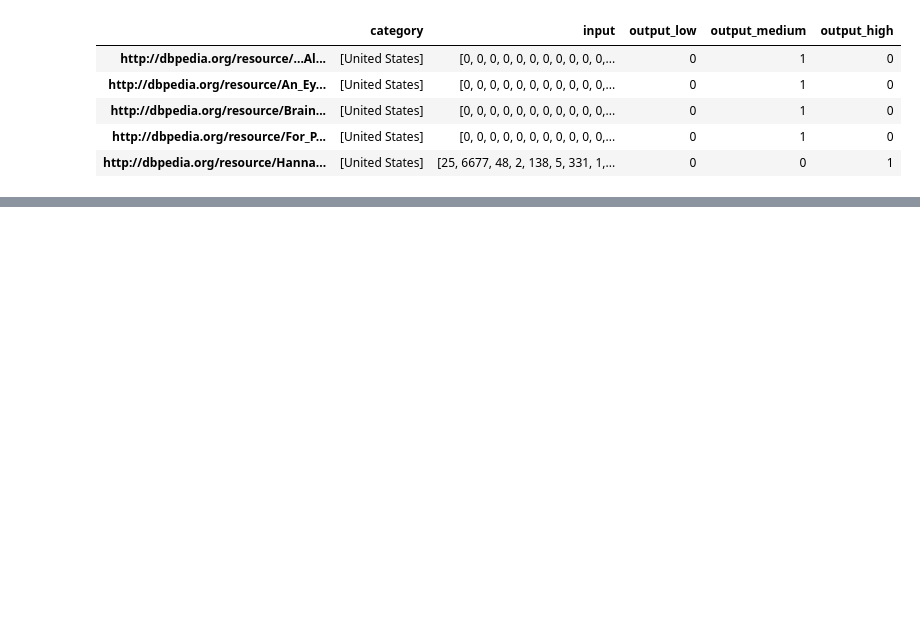
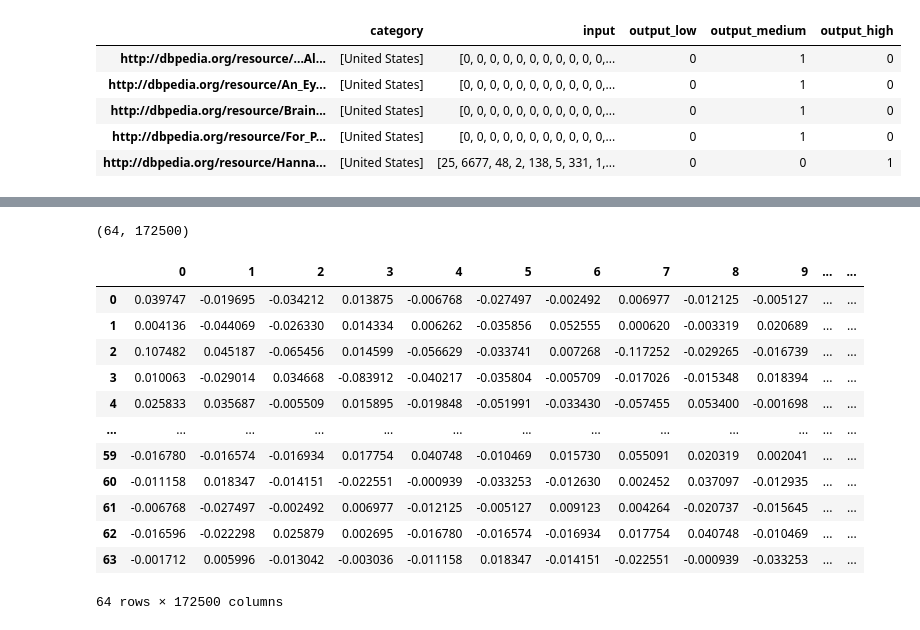
Before and after one commit to MHaurel/nn-concept-interpreter, a Jupyter notebook: visualizer/Embedding-Layer.ipynb, the cells around one changed output, grey strips where cells are left out. Cells and saved outputs as stored; diff of their text form; code cells hidden in the pictures; blank space fills up the shorter version.

```diff
--- a/visualizer/Embedding-Layer.ipynb
+++ b/visualizer/Embedding-Layer.ipynb
@@ -60,0 +65,21 @@ pd.DataFrame(activations).head()
+# %%
+emb_activations = pd.DataFrame(activations)
+emb_activations.shape
+# %% [output]
+(64, 172500)
+# %%
+emb_activations
+# %% [output]
+|  | 0 | 1 | 2 | 3 | 4 | 5 | 6 | 7 | 8 | 9 | ... | ... |
+| 0 | 0.039747 | -0.019695 | -0.034212 | 0.013875 | -0.006768 | -0.027497 | -0.002492 | 0.006977 | -0.012125 | -0.005127 | ... | ... |
+| 1 | 0.004136 | -0.044069 | -0.026330 | 0.014334 | 0.006262 | -0.035856 | 0.052555 | 0.000620 | -0.003319 | 0.020689 | ... | ... |
+| 2 | 0.107482 | 0.045187 | -0.065456 | 0.014599 | -0.056629 | -0.033741 | 0.007268 | -0.117252 | -0.029265 | -0.016739 | ... | ... |
+| 3 | 0.010063 | -0.029014 | 0.034668 | -0.083912 | -0.040217 | -0.035804 | -0.005709 | -0.017026 | -0.015348 | 0.018394 | ... | ... |
+| 4 | 0.025833 | 0.035687 | -0.005509 | 0.015895 | -0.019848 | -0.051991 | -0.033430 | -0.057455 | 0.053400 | -0.001698 | ... | ... |
+| ... | ... | ... | ... | ... | ... | ... | ... | ... | ... | ... | ... | ... |
+| 59 | -0.016780 | -0.016574 | -0.016934 | 0.017754 | 0.040748 | -0.010469 | 0.015730 | 0.055091 | 0.020319 | 0.002041 | ... | ... |
+| 60 | -0.011158 | 0.018347 | -0.014151 | -0.022551 | -0.000939 | -0.033253 | -0.012630 | 0.002452 | 0.037097 | -0.012935 | ... | ... |
+| 61 | -0.006768 | -0.027497 | -0.002492 | 0.006977 | -0.012125 | -0.005127 | 0.009123 | 0.004264 | -0.020737 | -0.015645 | ... | ... |
+| 62 | -0.016596 | -0.022298 | 0.025879 | 0.002695 | -0.016780 | -0.016574 | -0.016934 | 0.017754 | 0.040748 | -0.010469 | ... | ... |
+| 63 | -0.001712 | 0.005996 | -0.013042 | -0.003036 | -0.011158 | 0.018347 | -0.014151 | -0.022551 | -0.000939 | -0.033253 | ... | ... |
+64 rows × 172500 columns
```
Also changed, not shown: parts of 11 cells of this notebook, 12 other files.
